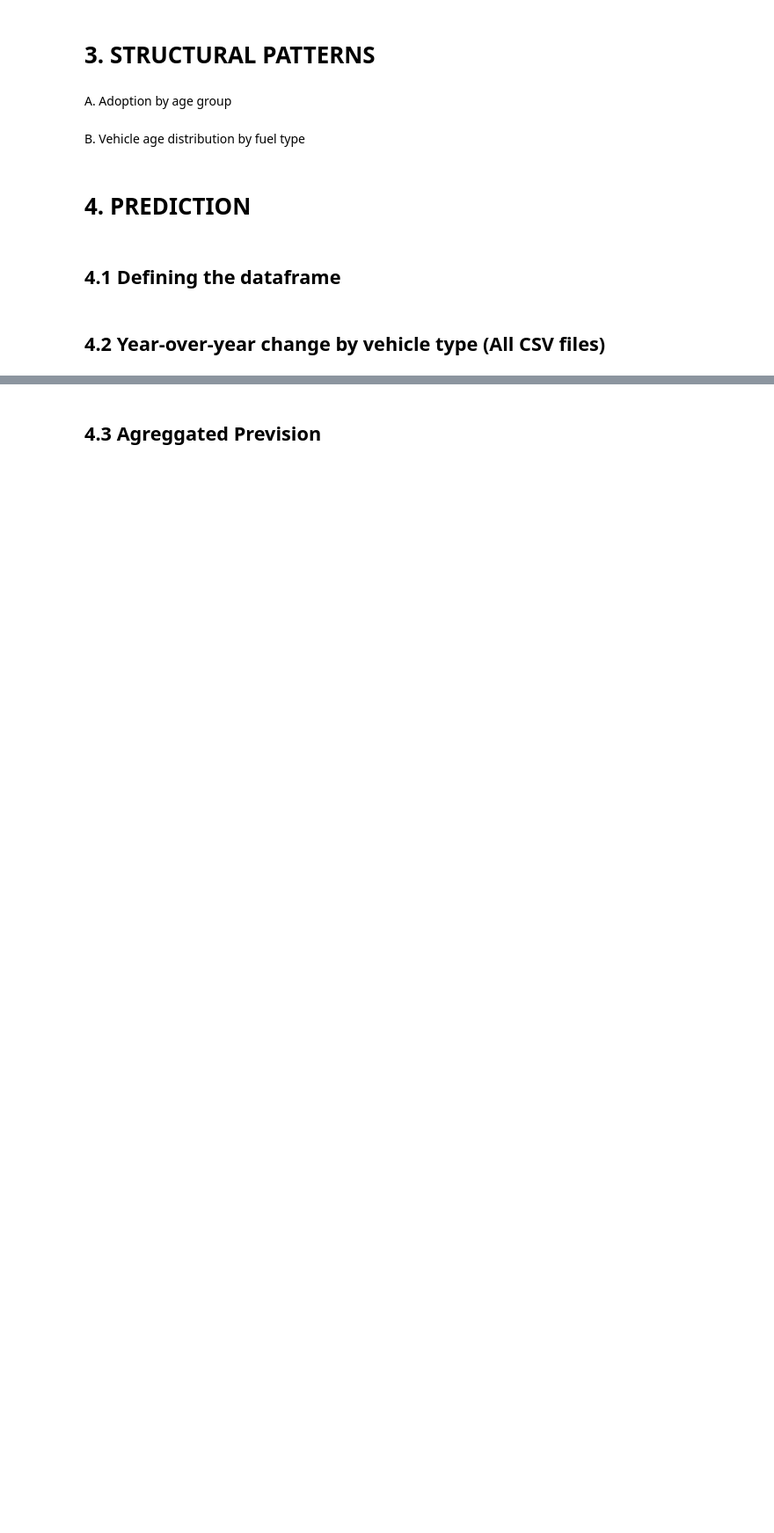
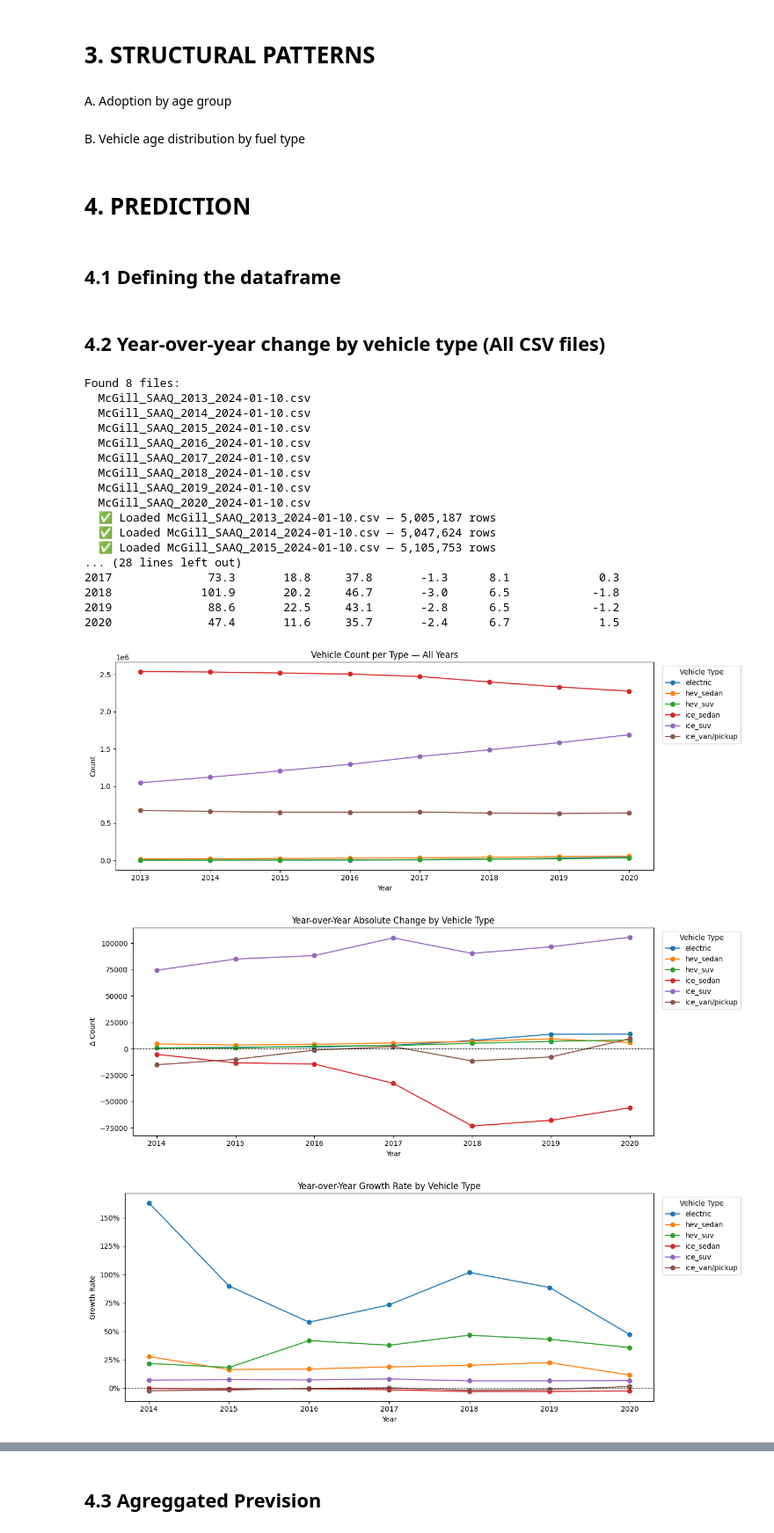
Before and after one commit to ADTranspoResearch/MATSim-agent-vehicle-assignment, a Jupyter notebook: adoption prediction model/model.ipynb, the cells around one changed output, grey strips where cells are left out. Shown at 88% size. Saved outputs shown, nothing was run; the diff lists cells and outputs as text; code cells hidden in the pictures; blank space fills up the shorter version.

```diff
--- a/adoption prediction model/model.ipynb
+++ b/adoption prediction model/model.ipynb
@@ -574,9 +574,8 @@ for f in csv_files:
 
 # --- 3. Load and tag each file with its year (retry on timeout) ---
 COLS = [
-    'RTA',  # <-- add this
-    'AnneeSAAQ', 'Hybrid Type', 'Motorisation', 'Classe principale',
-    'Usage', 'AgeProprio (groupes)'
+    'RTA', 'AnneeSAAQ', 'Hybrid Type', 'Motorisation', 'Classe principale',
+    'Usage', 'AgeProprio (groupes)', 'TC'
 ]
 
 def read_csv_with_retries(path, retries=3, wait_s=3):
@@ -622,6 +621,16 @@ if not frames:
     raise RuntimeError("No CSV files could be loaded.")
 
 all_years = pd.concat(frames, ignore_index=True)
+
+# TC cleanup (decimal comma -> dot, numeric coercion)
+if 'TC' in all_years.columns:
+    all_years['TC'] = (
+        all_years['TC']
+        .astype(str)
+        .str.replace(',', '.', regex=False)
+        .str.strip()
+    )
+    all_years['TC'] = pd.to_numeric(all_years['TC'], errors='coerce')
 
 print(f"\nTotal rows across loaded files: {len(all_years):,}")
 print(f"Years found: {sorted(all_years['AnneeSAAQ'].dropna().unique().astype(int))}")
@@ -712,30 +721,51 @@ for i, vt in enumerate(vehicle_types):
     s = yearly_counts[yearly_counts['vehicle_type'] == vt].dropna(subset=['growth_rate'])
     ax.plot(s['AnneeSAAQ'], s['growth_rate'], marker='o', label=vt, color=colors[i % 10])
 
 ax.axhline(0, color='black', linewidth=0.8, linestyle='--')
 ax.yaxis.set_major_formatter(mtick.PercentFormatter(xmax=1.0, decimals=0))
 ax.set_title('Year-over-Year Growth Rate by Vehicle Type')
 ax.set_xlabel('Year')
 ax.set_ylabel('Growth Rate')
 ax.legend(title='Vehicle Type', bbox_to_anchor=(1.01, 1), loc='upper left')
 ax.xaxis.set_major_locator(plt.MaxNLocator(integer=True))
 plt.tight_layout()
 plt.show()
 
 # --- 10. Market share (% of fleet) ---
 share = pivot_counts.div(pivot_counts.sum(axis=1), axis=0) * 100
 
 print("\n--- Market Share (%) ---")
 print(share.round(2).to_string())
 
 fig, ax = plt.subplots(figsize=(13,5))
 
 for i, vt in enumerate(share.columns):
     ax.plot(share.index, share[vt], marker='o', label=vt)
 
 ax.set_title("Vehicle Fleet Market Share by Powertrain")
 ax.set_xlabel("Year")
 ax.set_ylabel("Share (%)")
 ax.legend(title="Vehicle Type", bbox_to_anchor=(1.01,1), loc="upper left")
 plt.tight_layout()
 plt.show()
+# %% [output]
+Found 8 files:
+  McGill_SAAQ_2013_2024-01-10.csv
+  McGill_SAAQ_2014_2024-01-10.csv
+  McGill_SAAQ_2015_2024-01-10.csv
+  McGill_SAAQ_2016_2024-01-10.csv
+  McGill_SAAQ_2017_2024-01-10.csv
+  McGill_SAAQ_2018_2024-01-10.csv
+  McGill_SAAQ_2019_2024-01-10.csv
+  McGill_SAAQ_2020_2024-01-10.csv
+  ✅ Loaded McGill_SAAQ_2013_2024-01-10.csv — 5,005,187 rows
+  ✅ Loaded McGill_SAAQ_2014_2024-01-10.csv — 5,047,624 rows
+  ✅ Loaded McGill_SAAQ_2015_2024-01-10.csv — 5,105,753 rows
+... (28 lines left out)
+2017              73.3       18.8     37.8       -1.3      8.1             0.3
+2018             101.9       20.2     46.7       -3.0      6.5            -1.8
+2019              88.6       22.5     43.1       -2.8      6.5            -1.2
+2020              47.4       11.6     35.7       -2.4      6.7             1.5
+[figure, added]
+[figure, added]
+[figure, added]
```
Also changed, not shown: parts of 6 cells of this notebook, 1 other file.
